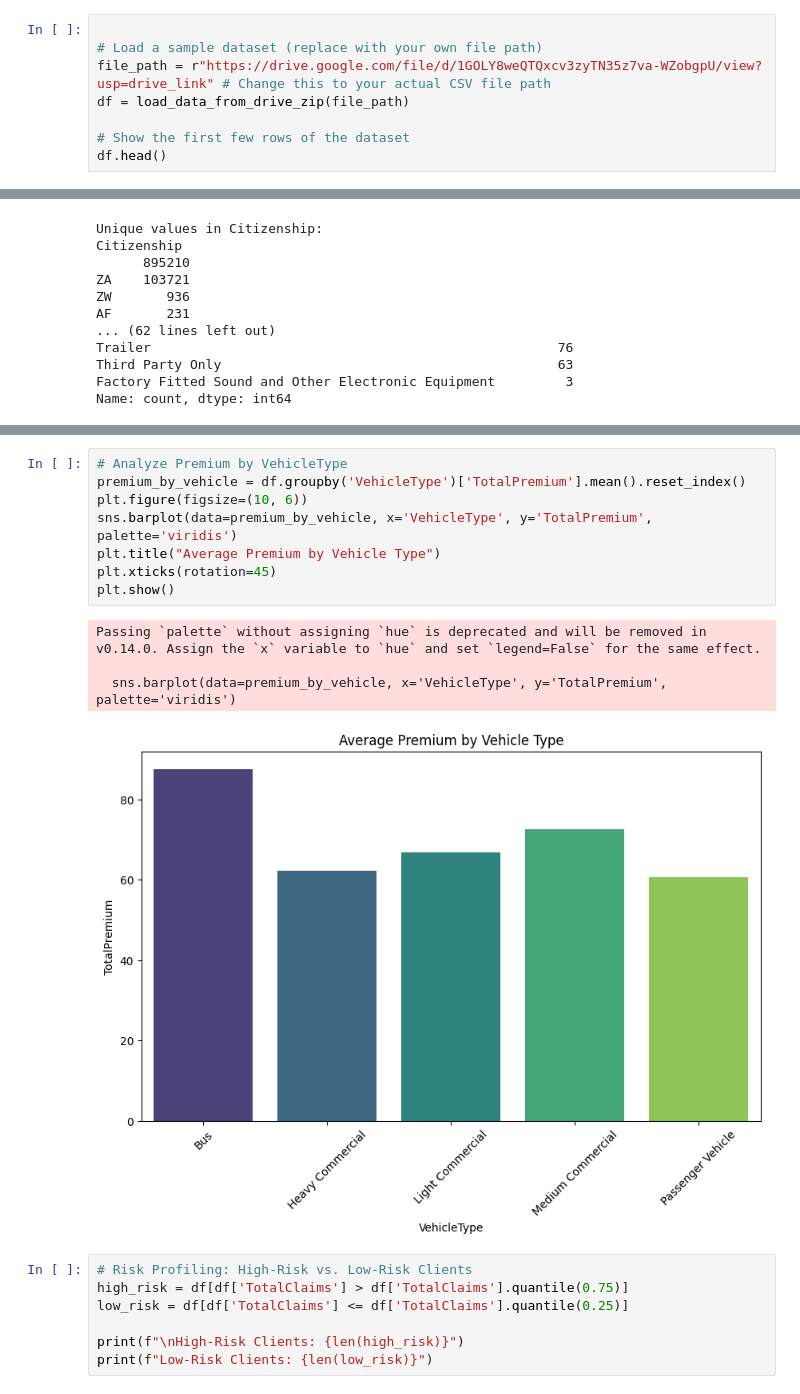
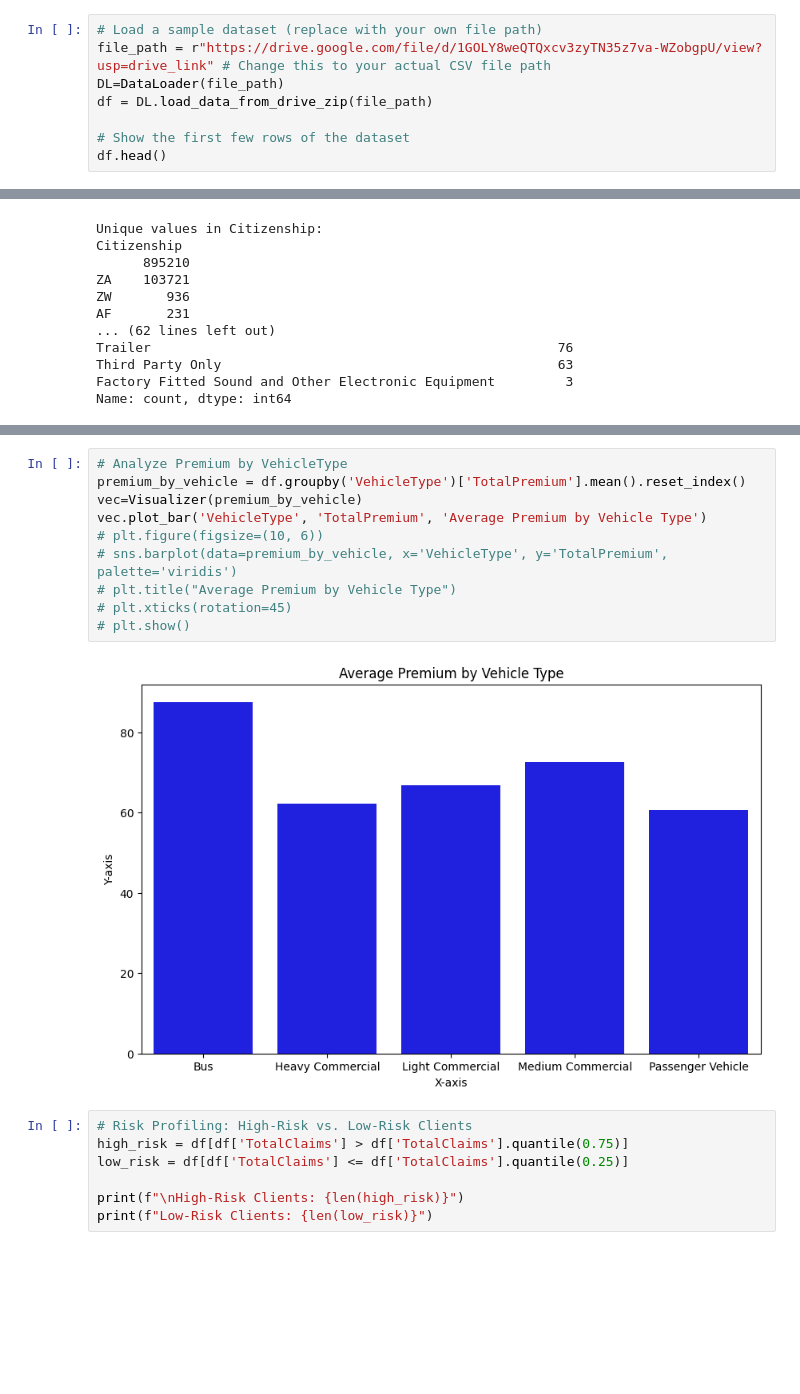
Before and after one commit to habeshaethiopia/AlphaCare-Insurance-Solutions, a Jupyter notebook: notebooks/EDA.ipynb, the cells around one changed output, grey strips where cells are left out. Drawn from its saved outputs; the diff is of its cells as text; blank space fills up the shorter version.

```diff
--- a/notebooks/EDA.ipynb
+++ b/notebooks/EDA.ipynb
@@ -50,8 +45,8 @@ import pandas as pd
 # %%
-
 # Load a sample dataset (replace with your own file path)
 file_path = r"https://drive.google.com/file/d/1GOLY8weQTQxcv3zyTN35z7va-WZobgpU/view?usp=drive_link" # Change this to your actual CSV file path
-df = load_data_from_drive_zip(file_path)
+DL=DataLoader(file_path)
+df = DL.load_data_from_drive_zip(file_path)
 
 # Show the first few rows of the dataset
 df.head()
@@ -176,16 +174,15 @@ Passing `palette` without assigning `hue` is deprecated and will be removed in v
 # %%
 # Analyze Premium by VehicleType
 premium_by_vehicle = df.groupby('VehicleType')['TotalPremium'].mean().reset_index()
-plt.figure(figsize=(10, 6))
-sns.barplot(data=premium_by_vehicle, x='VehicleType', y='TotalPremium', palette='viridis')
-plt.title("Average Premium by Vehicle Type")
-plt.xticks(rotation=45)
-plt.show()
+vec=Visualizer(premium_by_vehicle)
+vec.plot_bar('VehicleType', 'TotalPremium', 'Average Premium by Vehicle Type')
+# plt.figure(figsize=(10, 6))
+# sns.barplot(data=premium_by_vehicle, x='VehicleType', y='TotalPremium', palette='viridis')
+# plt.title("Average Premium by Vehicle Type")
+# plt.xticks(rotation=45)
+# plt.show()
 # %% [output]
-Passing `palette` without assigning `hue` is deprecated and will be removed in v0.14.0. Assign the `x` variable to `hue` and set `legend=False` for the same effect.
-
-  sns.barplot(data=premium_by_vehicle, x='VehicleType', y='TotalPremium', palette='viridis')
-[figure, old version]
+[figure, new version]
 # %%
 # Risk Profiling: High-Risk vs. Low-Risk Clients
 high_risk = df[df['TotalClaims'] > df['TotalClaims'].quantile(0.75)]
```
Also changed, not shown: parts of 9 cells of this notebook.
